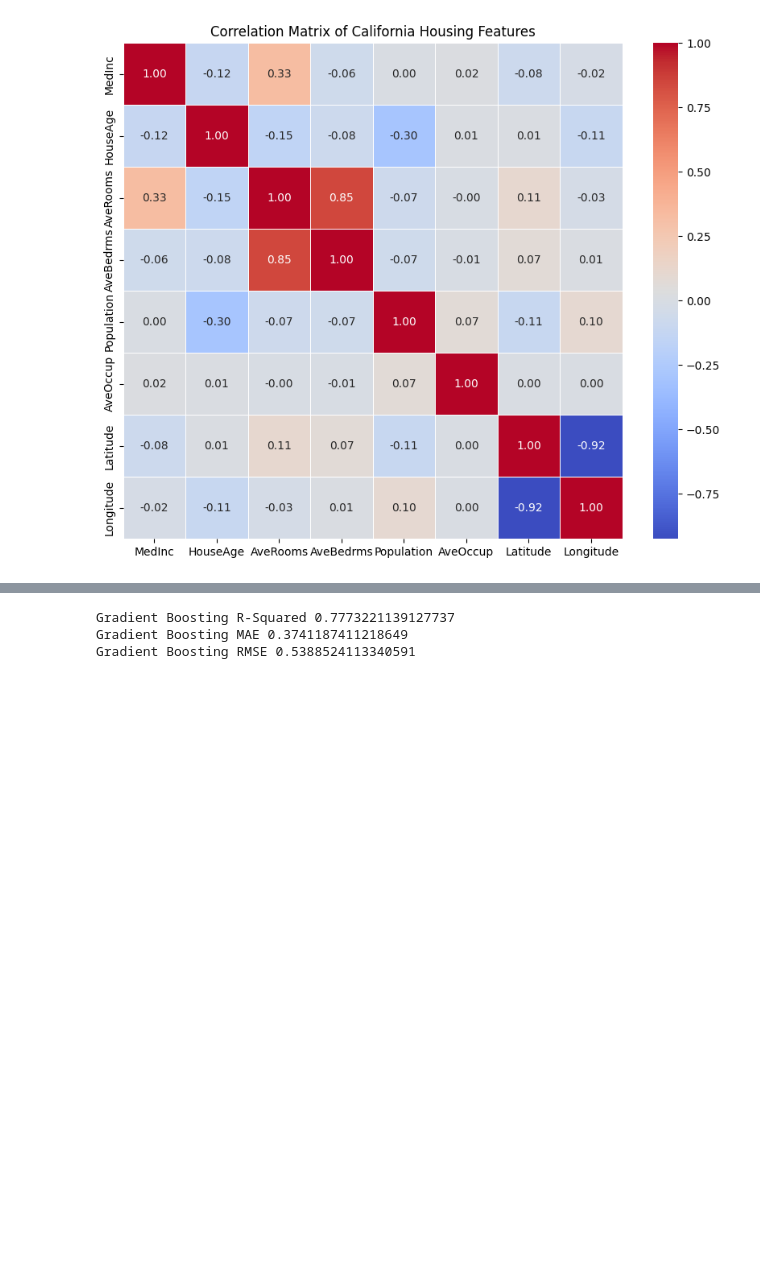
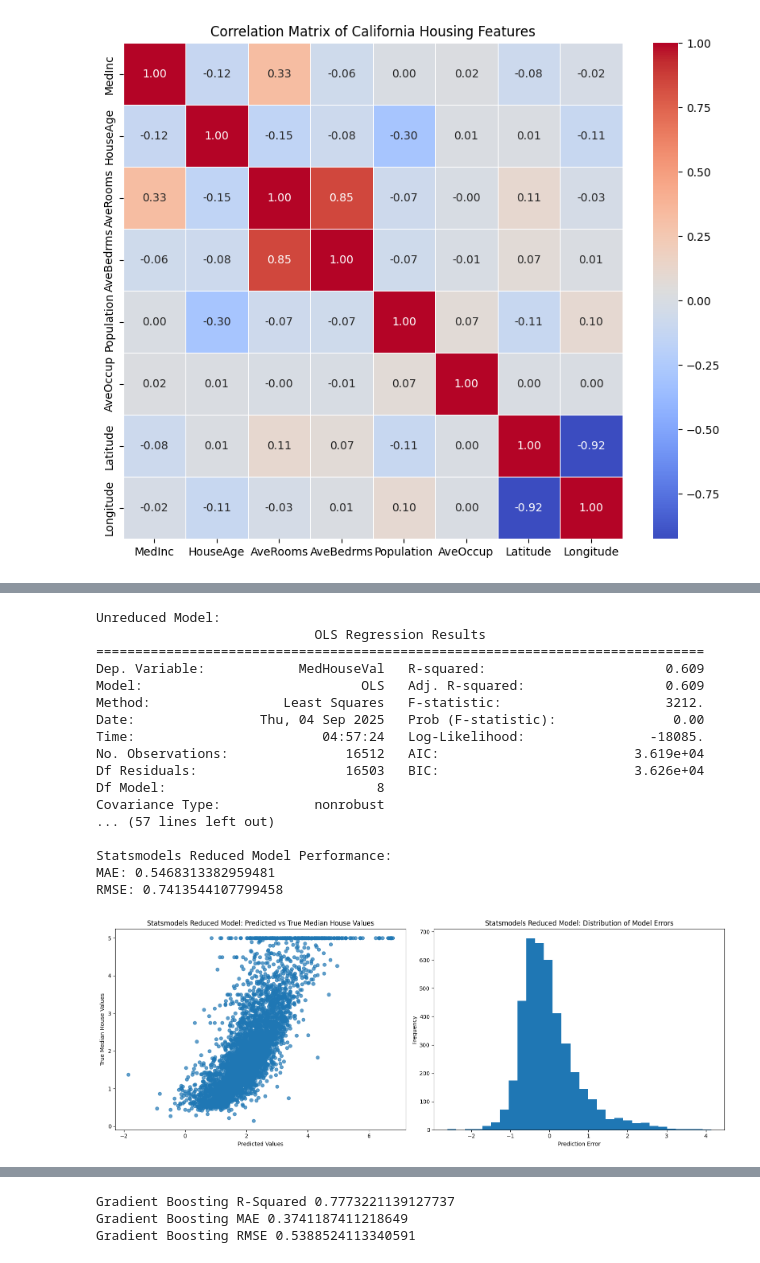
Before and after one commit to brodyanderson/math-6880-Project1, a Jupyter notebook: project1.ipynb, the cells around one changed output, grey strips where cells are left out. Drawn from its saved outputs; the diff is of its cells as text; code cells hidden in the pictures; blank space fills up the shorter version.

```diff
--- a/project1.ipynb
+++ b/project1.ipynb
@@ -97 +135,66 @@ plt.show()
+# %%
+import statsmodels.api as sm
+
+X_train_sm = sm.add_constant(X_train)
+model_sm = sm.OLS(y_train, X_train_sm).fit()
+
+print("Unreduced Model:")
+print(model_sm.summary())
+
+X_train_reduced = X_train.drop(['AveBedrms', 'Population'], axis=1)
+X_test_reduced = X_test.drop(['AveBedrms', 'Population'], axis=1)
+
+X_train_sm_reduced = sm.add_constant(X_train_reduced)
+model_sm_reduced = sm.OLS(y_train, X_train_sm_reduced).fit()
+
+print()
+print("Reduced Model:")
+print(model_sm_reduced.summary())
+
+X_test_sm_reduced = sm.add_constant(X_test_reduced)
+y_pred_sm = model_sm_reduced.predict(X_test_sm_reduced)
+
+print()
+print("Statsmodels Reduced Model Performance:")
+print("MAE:", mean_absolute_error(y_test, y_pred_sm))
+print("RMSE:", np.sqrt(mean_squared_error(y_test, y_pred_sm)))
+
+print()
+print()
+
+errors_sm = y_test - y_pred_sm
+
+fig, (ax1, ax2) = plt.subplots(1, 2, figsize=(16, 6))
+
+ax1.scatter(y_pred_sm, y_test, alpha=0.7)
+ax1.set_xlabel('Predicted Values')
+ax1.set_ylabel('True Median House Values')
+ax1.set_title('Statsmodels Reduced Model: Predicted vs True Median House Values')
+
+ax2.hist(errors_sm, bins=30)
+ax2.set_xlabel('Prediction Error')
+ax2.set_ylabel('Frequency')
+ax2.set_title('Statsmodels Reduced Model: Distribution of Model Errors')
+
+plt.tight_layout()
+plt.show()
+# %% [output]
+Unreduced Model:
+                            OLS Regression Results
+==============================================================================
+Dep. Variable:            MedHouseVal   R-squared:                       0.609
+Model:                            OLS   Adj. R-squared:                  0.609
+Method:                 Least Squares   F-statistic:                     3212.
+Date:                Thu, 04 Sep 2025   Prob (F-statistic):               0.00
+Time:                        04:57:24   Log-Likelihood:                -18085.
+No. Observations:               16512   AIC:                         3.619e+04
+Df Residuals:                   16503   BIC:                         3.626e+04
+Df Model:                           8
+Covariance Type:            nonrobust
+... (57 lines left out)
+
+Statsmodels Reduced Model Performance:
+MAE: 0.5468313382959481
+RMSE: 0.7413544107799458
+[figure, added]
 # %%
```
Also changed, not shown: parts of 6 cells of this notebook.
